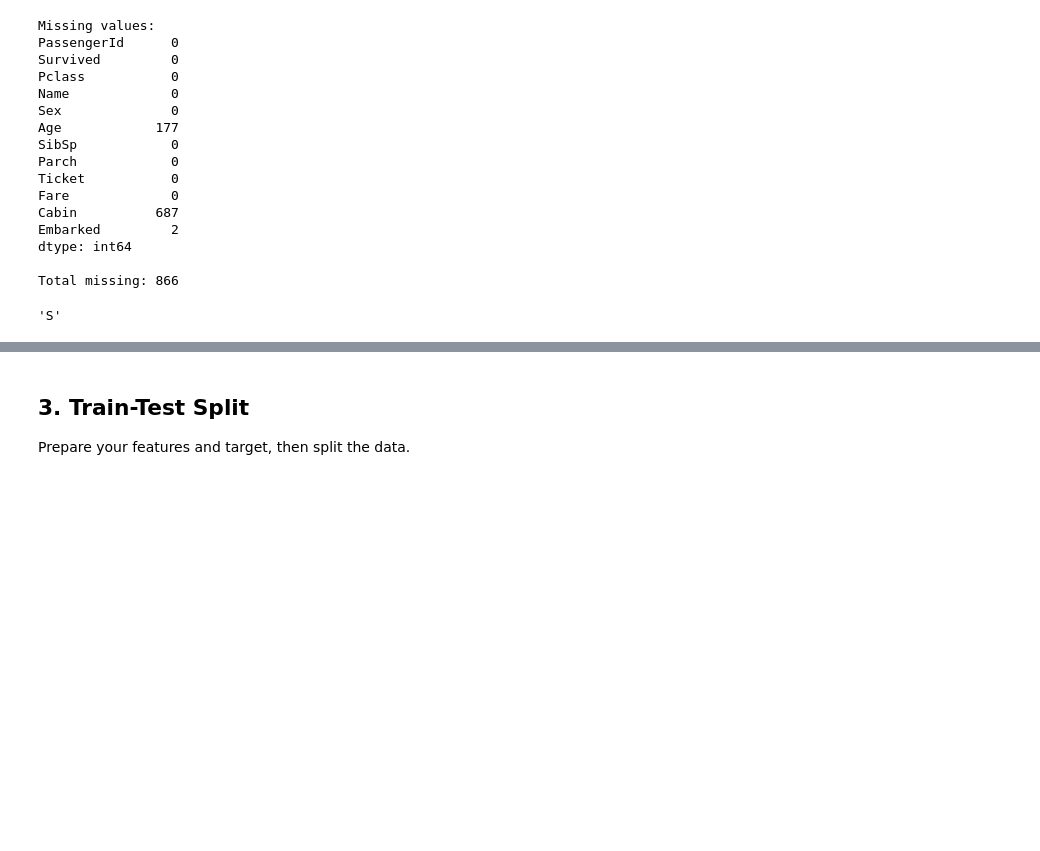
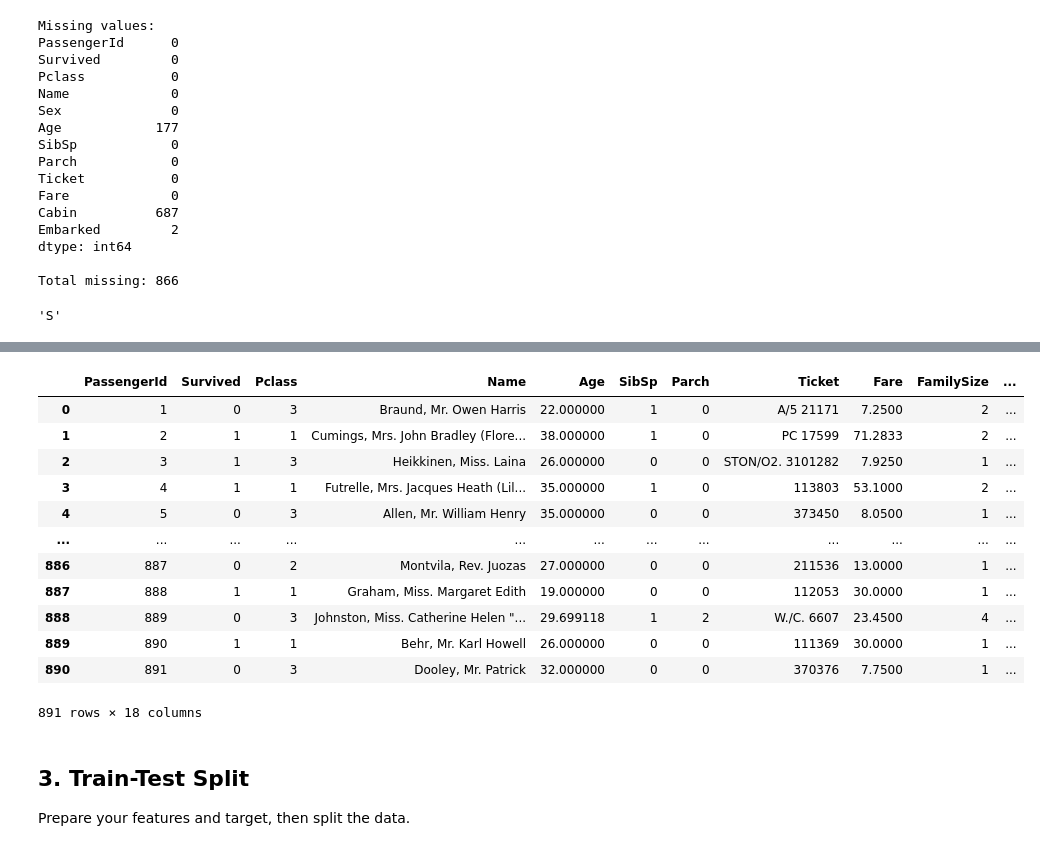
Before and after one commit to Diogc8/Samsung, a Jupyter notebook: Chapter 3 - Supervised Learning/Class 2 - Classification/Titanic_Classification_Exercise.ipynb, the cells around one changed output, grey strips where cells are left out. Drawn from its saved outputs; the diff is of its cells as text; code cells hidden in the pictures; blank space fills up the shorter version.

```diff
--- a/Chapter 3 - Supervised Learning/Class 2 - Classification/Titanic_Classification_Exercise.ipynb
+++ b/Chapter 3 - Supervised Learning/Class 2 - Classification/Titanic_Classification_Exercise.ipynb
@@ -250,10 +311,26 @@ Total missing: 866
 # %%
 # TODO: Encode categorical variables
 # Hint: Use pd.get_dummies() for one-hot encoding
 # Hint: Or use LabelEncoder for ordinal encoding
 # Hint: Don't forget to encode 'Sex' and 'Embarked'
+df_clean = pd.get_dummies(df_clean, columns=['Sex', 'Embarked'])
+df_clean
 
 # Your code here:
+# %% [output]
+|  | PassengerId | Survived | Pclass | Name | Age | SibSp | Parch | Ticket | Fare | FamilySize | ... |
+| 0 | 1 | 0 | 3 | Braund, Mr. Owen Harris | 22.000000 | 1 | 0 | A/5 21171 | 7.2500 | 2 | ... |
+| 1 | 2 | 1 | 1 | Cumings, Mrs. John Bradley (Flore... | 38.000000 | 1 | 0 | PC 17599 | 71.2833 | 2 | ... |
+| 2 | 3 | 1 | 3 | Heikkinen, Miss. Laina | 26.000000 | 0 | 0 | STON/O2. 3101282 | 7.9250 | 1 | ... |
+| 3 | 4 | 1 | 1 | Futrelle, Mrs. Jacques Heath (Lil... | 35.000000 | 1 | 0 | 113803 | 53.1000 | 2 | ... |
+| 4 | 5 | 0 | 3 | Allen, Mr. William Henry | 35.000000 | 0 | 0 | 373450 | 8.0500 | 1 | ... |
+| ... | ... | ... | ... | ... | ... | ... | ... | ... | ... | ... | ... |
+| 886 | 887 | 0 | 2 | Montvila, Rev. Juozas | 27.000000 | 0 | 0 | 211536 | 13.0000 | 1 | ... |
+| 887 | 888 | 1 | 1 | Graham, Miss. Margaret Edith | 19.000000 | 0 | 0 | 112053 | 30.0000 | 1 | ... |
+| 888 | 889 | 0 | 3 | Johnston, Miss. Catherine Helen "... | 29.699118 | 1 | 2 | W./C. 6607 | 23.4500 | 4 | ... |
+| 889 | 890 | 1 | 1 | Behr, Mr. Karl Howell | 26.000000 | 0 | 0 | 111369 | 30.0000 | 1 | ... |
+| 890 | 891 | 0 | 3 | Dooley, Mr. Patrick | 32.000000 | 0 | 0 | 370376 | 7.7500 | 1 | ... |
+891 rows × 18 columns
 # %% [markdown]
 ## 3. Train-Test Split
 
```
Also changed, not shown: parts of 15 cells of this notebook.
